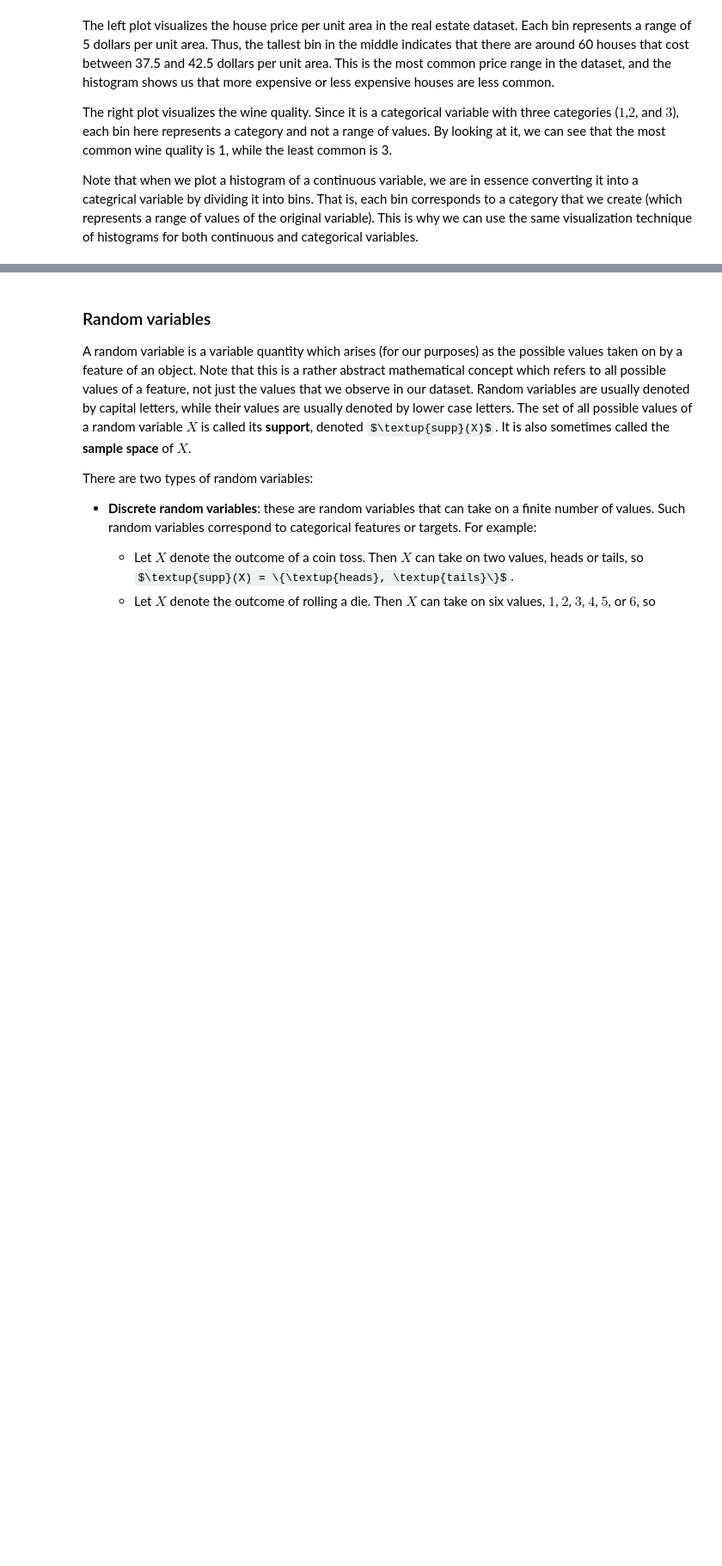
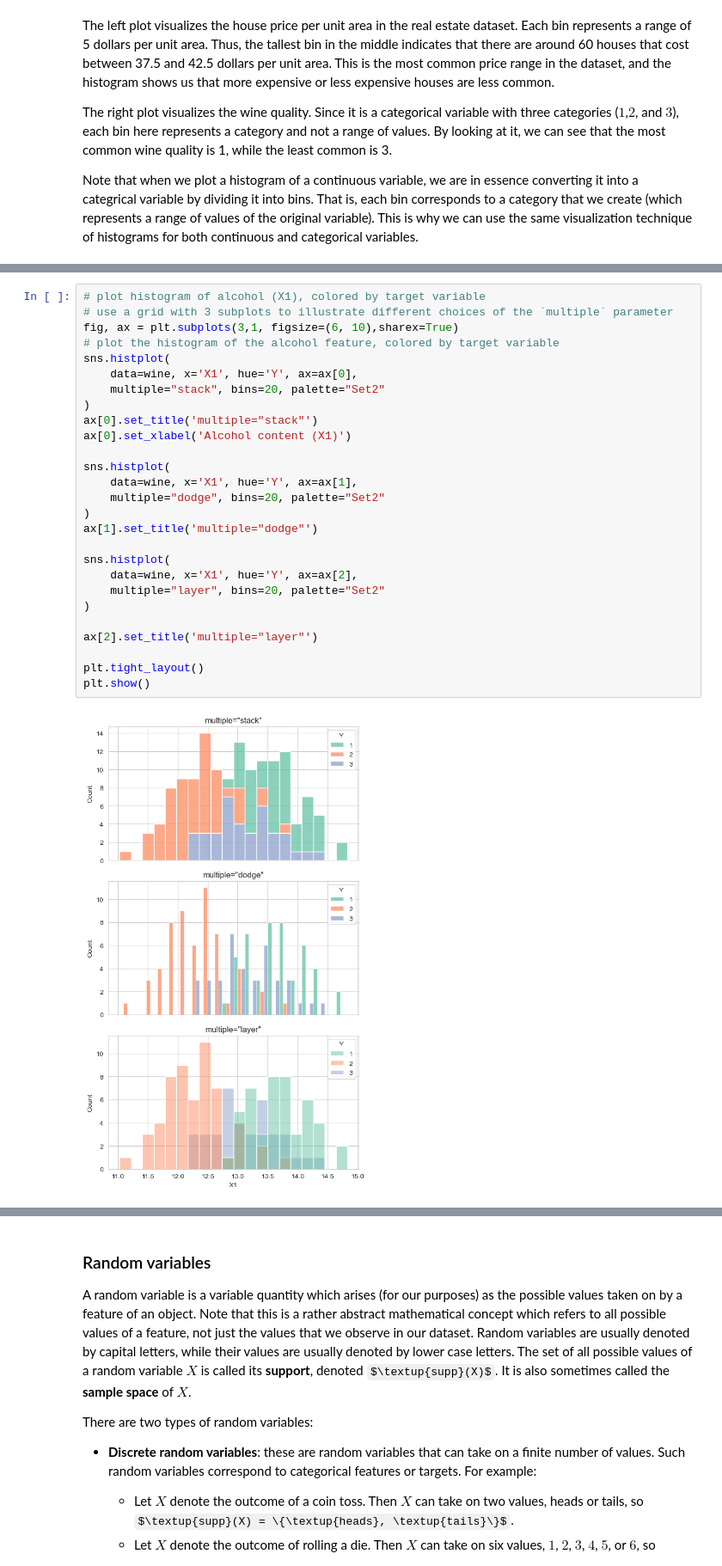
Before and after one commit to arvindsuresh-math/MATH-392-Intro-to-neural-networks, a Jupyter notebook: notebooks/06_basic-statistics-visualization.ipynb, the cells around one changed output, grey strips where cells are left out. Shown at 86% size. Cells and saved outputs as stored; diff of their text form; some formulas as TeX source; blank space fills up the shorter version.

```diff
--- a/notebooks/06_basic-statistics-visualization.ipynb
+++ b/notebooks/06_basic-statistics-visualization.ipynb
@@ -90,0 +139,29 @@ Note that when we plot a histogram of a continuous variable, we are in essence c
+# %%
+# plot histogram of alcohol (X1), colored by target variable
+# use a grid with 3 subplots to illustrate different choices of the `multiple` parameter
+fig, ax = plt.subplots(3,1, figsize=(6, 10),sharex=True)
+# plot the histogram of the alcohol feature, colored by target variable
+sns.histplot(
+    data=wine, x='X1', hue='Y', ax=ax[0],
+    multiple="stack", bins=20, palette="Set2"
+)
+ax[0].set_title('multiple="stack"')
+ax[0].set_xlabel('Alcohol content (X1)')
+
+sns.histplot(
+    data=wine, x='X1', hue='Y', ax=ax[1],
+    multiple="dodge", bins=20, palette="Set2"
+)
+ax[1].set_title('multiple="dodge"')
+
+sns.histplot(
+    data=wine, x='X1', hue='Y', ax=ax[2],
+    multiple="layer", bins=20, palette="Set2"
+)
+
+ax[2].set_title('multiple="layer"')
+
+plt.tight_layout()
+plt.show()
+# %% [output]
+[figure, added]
```
Also changed, not shown: parts of 12 cells of this notebook.
